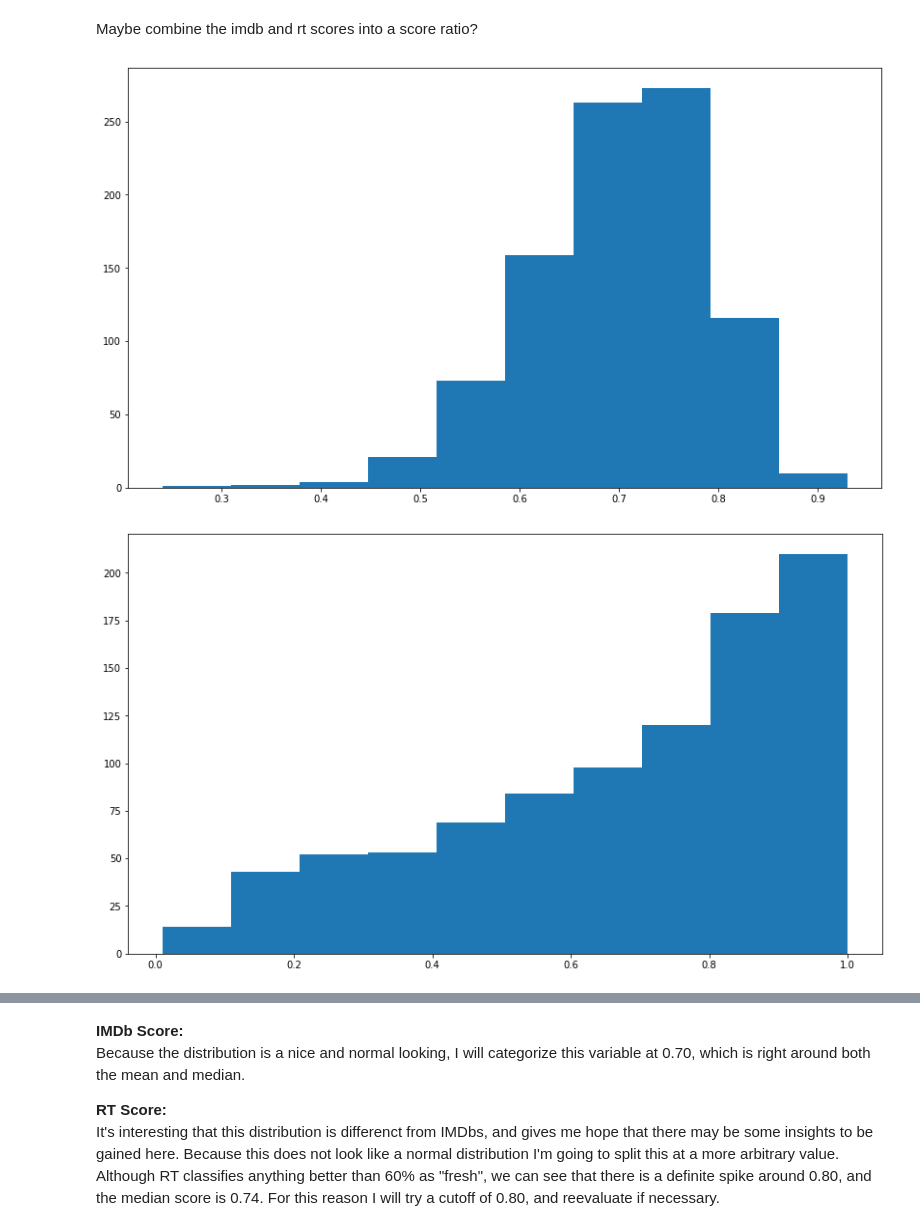
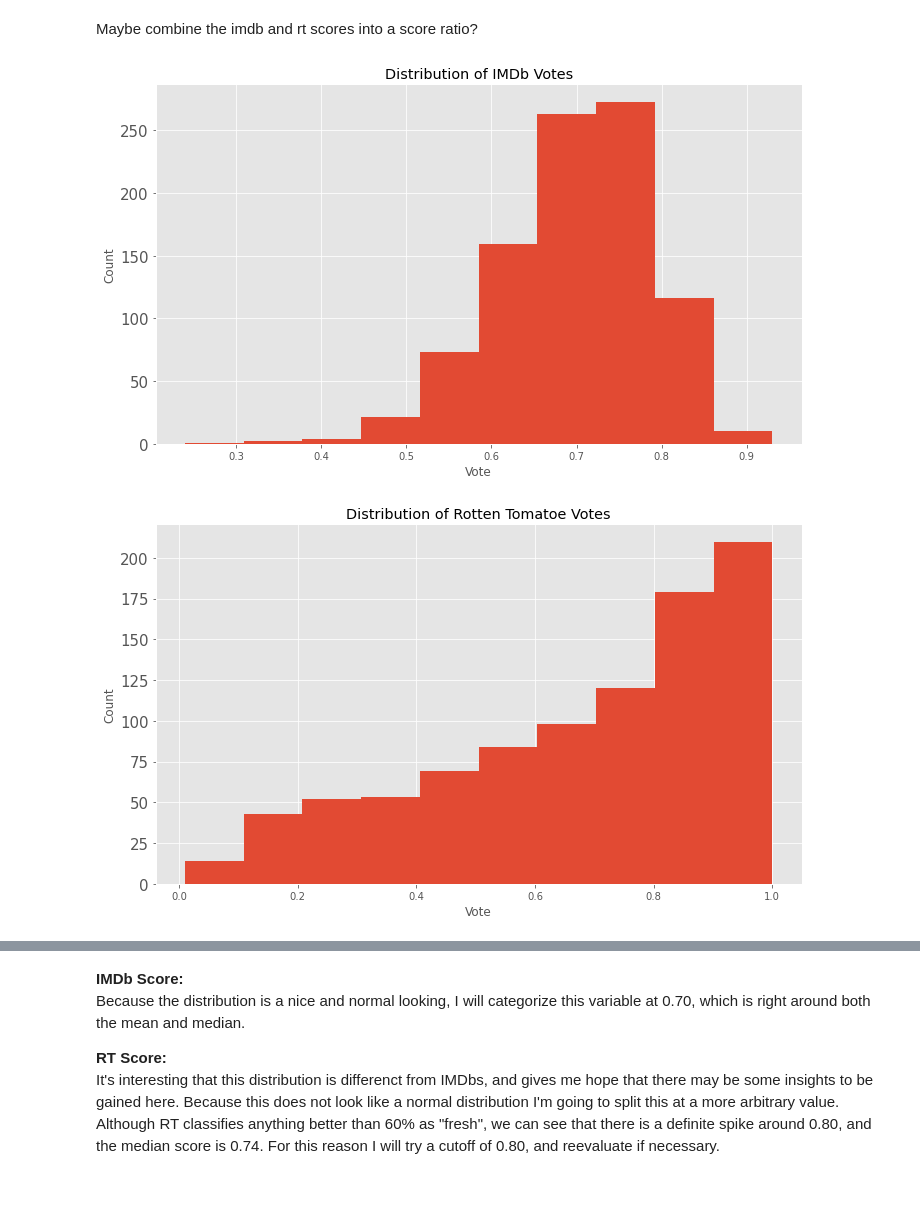
Before and after one commit to lougeo/NLP_Movie_Scripts, a Jupyter notebook: Notebooks/Feature_Engineering.ipynb, the cells around one changed output, grey strips where cells are left out. Drawn from its saved outputs; the diff is of its cells as text; code cells hidden in the pictures; blank space fills up the shorter version.

```diff
--- a/Notebooks/Feature_Engineering.ipynb
+++ b/Notebooks/Feature_Engineering.ipynb
@@ -17,3 +20,5 @@ import matplotlib.pyplot as plt
+# %%
+plt.style.use('ggplot')
 # %% [markdown]
 #### Warning: Lots of the functions in this notebook take a LONG time to run!
 # %% [markdown]
@@ -32,6 +37,6 @@ df.head()
 # %%
 X = df.iloc[:, -2:]
-y = df.iloc[:, :4]
+y = df.iloc[:, :5]
 # %% [markdown]
 ### Dummying the genres:
 # %%
@@ -247,21 +172,37 @@ y.describe().T
 # %% [markdown]
 Maybe combine the imdb and rt scores into a score ratio?
 # %%
-plt.figure(figsize=(14, 8))
+plt.figure(figsize=(10, 6))
 plt.hist(y.IMDb_score)
-plt.show();
-plt.figure(figsize=(14, 8))
+plt.title("Distribution of IMDb Votes")
+plt.xlabel("Vote")
+plt.ylabel('Count')
+plt.tight_layout()
+plt.savefig(f"../plots/imdb_hist.png");
+
+plt.figure(figsize=(10, 6))
 plt.hist(y.RT_score)
-plt.show();
-plt.figure(figsize=(14, 8))
+plt.title("Distribution of Rotten Tomatoe Votes")
+plt.xlabel("Vote")
+plt.ylabel('Count')
+plt.tight_layout()
+plt.savefig(f"../plots/rt_hist.png");
+
+plt.figure(figsize=(10, 6))
 plt.hist(y.Budget, bins=50)
 plt.show();
-plt.figure(figsize=(14, 8))
+
+plt.figure(figsize=(10, 6))
 plt.hist(y.Gross_world, bins=50)
 plt.show();
-plt.figure(figsize=(14, 8))
+
+plt.figure(figsize=(10, 6))
 plt.hist(y.Per_Profit, bins=50)
-plt.show();
+plt.title("Distribution of Profit Margins")
+plt.xlabel("Profit Margins")
+plt.ylabel('Count')
+plt.tight_layout()
+plt.savefig(f"../plots/profit_hist.png");
 # %% [output]
-[figure, old version]
+[figure, new version]
-[figure, old version]
+[figure, new version]
```
Also changed, not shown: parts of 21 cells of this notebook, 3 other files.
